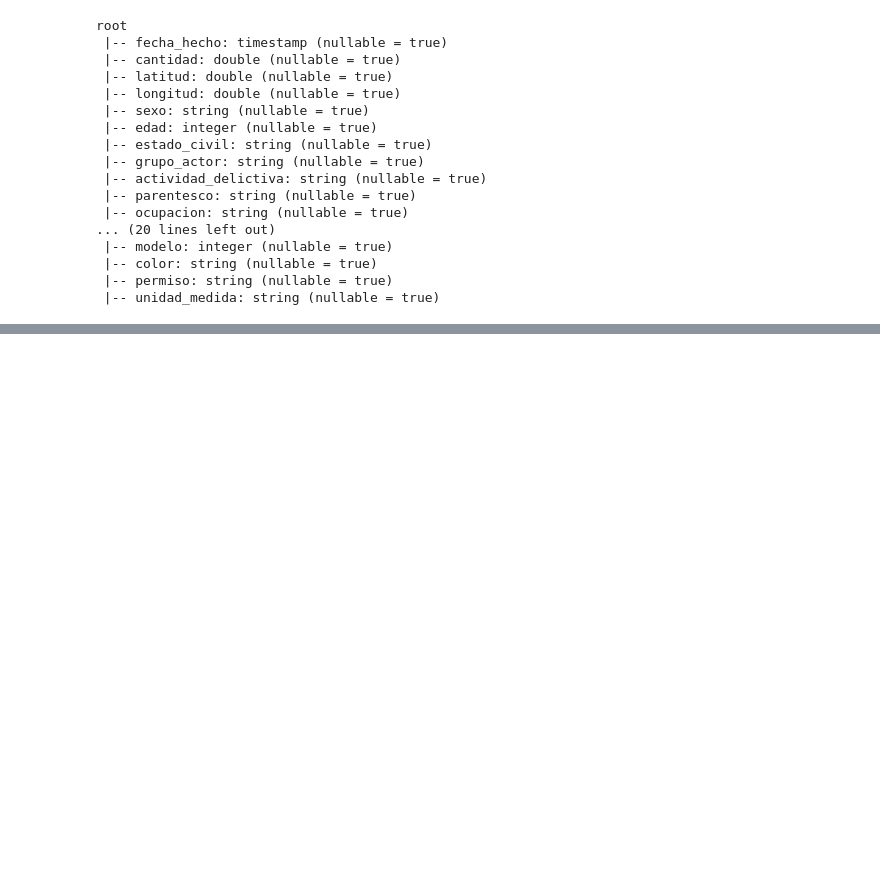
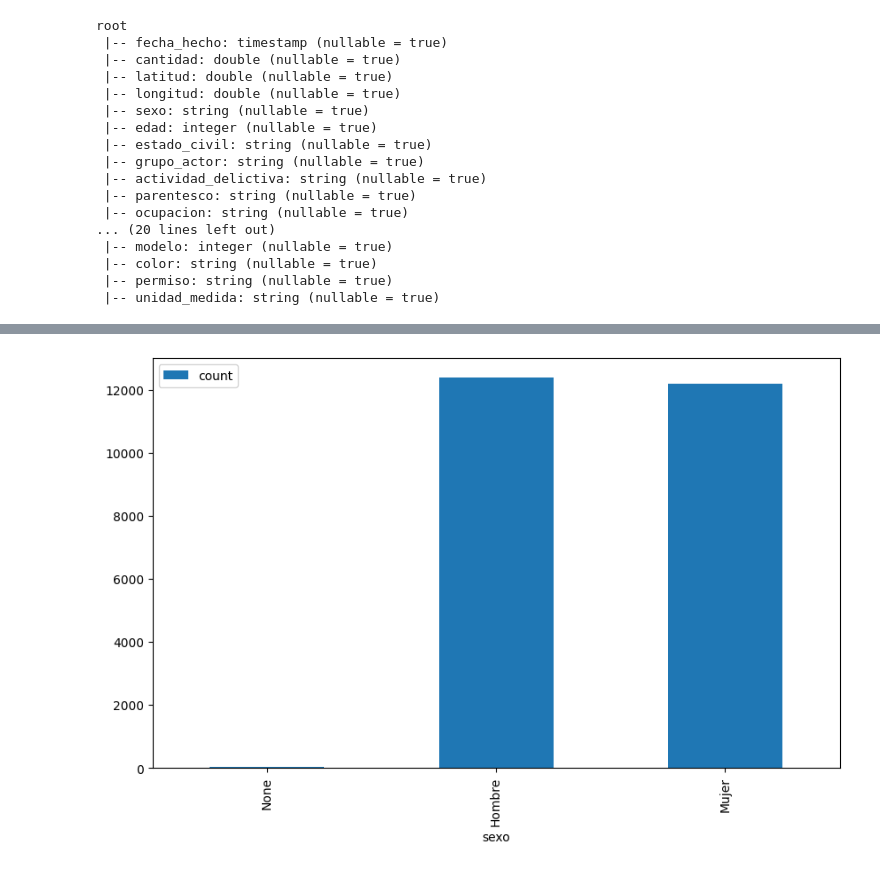
Before and after one commit to Lorox10/Budget-Management, a Jupyter notebook: content/es/docencia/python/ejercicios/soluciones/funciones/ejercicio7.ipynb, the cells around one changed output, grey strips where cells are left out. Cells and saved outputs as stored; diff of their text form; code cells hidden in the pictures; blank space fills up the shorter version.

```diff
--- a/content/es/docencia/python/ejercicios/soluciones/funciones/ejercicio7.ipynb
+++ b/content/es/docencia/python/ejercicios/soluciones/funciones/ejercicio7.ipynb
@@ -55,0 +81,4 @@ root
+# %%
+from pyarrow import timestamp
+df = df.withColumn("fecha_hecho", to_timestamp(col("fecha_hecho")))
+df.show()
@@ -55,0 +103,6 @@ root
+# %%
+df = df.withColumn("anio",year(col("fecha_hecho"))) \
+.withColumn("mes",month(col("fecha_hecho"))) \
+.withColumn("dia",dayofmonth(col("fecha_hecho"))) \
+.withColumn("hora",hour(col("fecha_hecho"))) \
+.withColumn("dia_semana",date_format("fecha_hecho","EEE"))
@@ -55,0 +134,3 @@ root
+# %%
+df = df.filter(col("latitud").between(-90,90) &
+               col("latitud").between(-180,180))
@@ -55,0 +143,3 @@ root
+# %%
+genero = df.groupBy("sexo").count()
+genero.show()
@@ -55,0 +154,6 @@ root
+# %%
+genero_pd = genero.toPandas()
+genero_pd.plot(x="sexo", y="count", kind="bar")
+plt.show()
+# %% [output]
+[figure, added]
```
Also changed, not shown: parts of 17 cells of this notebook.
